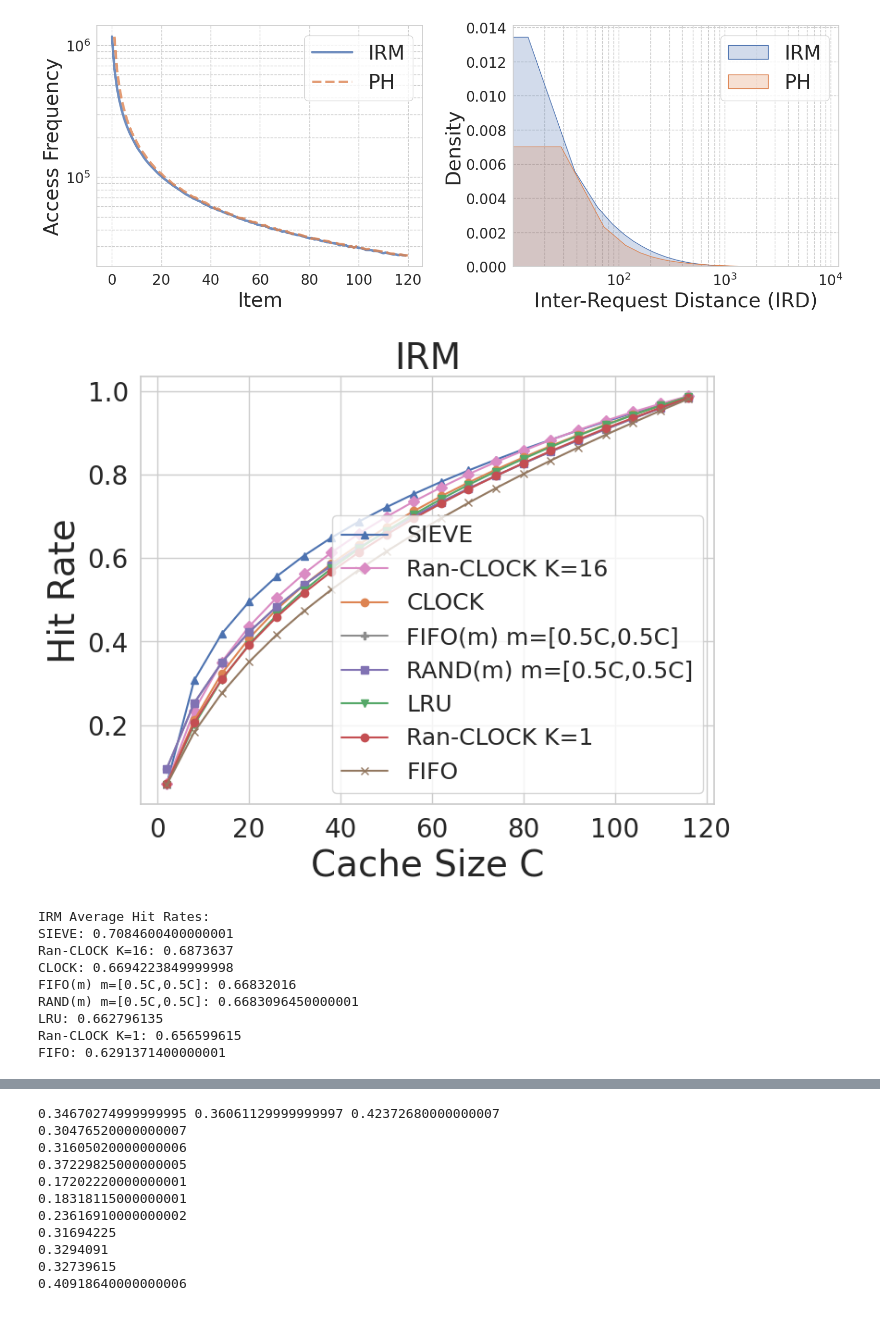
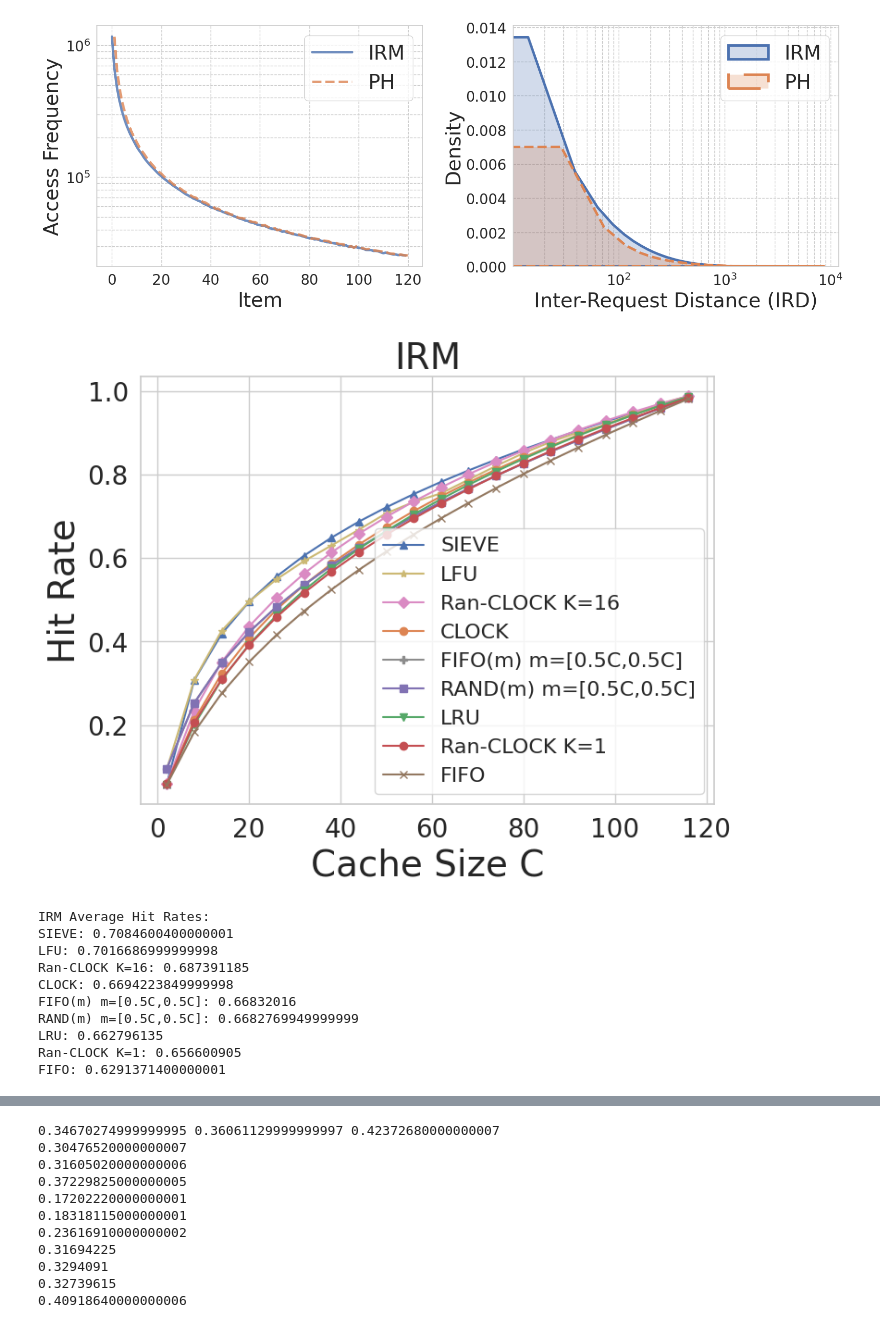
Before and after one commit to Effygal/cache-modeling, a Jupyter notebook: mrc-analysis2.ipynb, the cells around one changed output, grey strips where cells are left out. Cells and saved outputs as stored; diff of their text form; code cells hidden in the pictures.

```diff
--- a/mrc-analysis2.ipynb
+++ b/mrc-analysis2.ipynb
@@ -135,13 +142,13 @@ irm2 = np.loadtxt('zipf_120_08_trace.txt', dtype=np.int32)
 he2 = np.loadtxt('he_120_08_trace.txt', dtype=np.int32)
 ph2 = np.loadtxt('ph_120_08_trace.txt', dtype=np.int32)
 # %%
-u1, c1 = np.unique(irm2, return_counts=True)
-u2, c2 = np.unique(ph2, return_counts=True)
+# u1, c1 = np.unique(irm2, return_counts=True)
+# u2, c2 = np.unique(ph2, return_counts=True)
 
-iads1 = tg.iad(irm2)
-iads1 = iads1[iads1 > 0]
-iads2 = tg.iad(ph2)
-iads2 = iads2[iads2 > 0]
+# iads1 = tg.iad(irm2)
+# iads1 = iads1[iads1 > 0]
+# iads2 = tg.iad(ph2)
+# iads2 = iads2[iads2 > 0]
 
 fig, (ax1, ax2) = plt.subplots(1, 2, figsize=(16, 6))
 
@@ -155,8 +162,8 @@ ax1.legend(fontsize=28)
 ax1.grid(True, which="both", ls="--")
 
 # IRD KDE
-sns.kdeplot(iads1, bw_adjust=0.5, label='IRM', fill=True, ax=ax2, color=palette[0], common_norm=False)
-sns.kdeplot(iads2, bw_adjust=0.5, label='PH', fill=True, ax=ax2, color=palette[1], common_norm=False)
+sns.kdeplot(iads1, bw_adjust=0.5, label='IRM', fill=True, ax=ax2, color=palette[0], common_norm=False, linewidth=3.5)
+sns.kdeplot(iads2, bw_adjust=0.5, label='PH', fill=True, ax=ax2, color=palette[1], common_norm=False, linewidth=3.5, linestyle='--')
 ax2.xaxis.set_major_formatter(ticker.ScalarFormatter())
 ax2.xaxis.get_major_formatter().set_scientific(True)
 ax2.xaxis.get_major_formatter().set_powerlimits((-1, 1))
@@ -171,7 +178,7 @@ plt.tight_layout()
 plt.savefig('freqs_irds2.pdf', bbox_inches='tight', format='pdf')
 plt.show()
 # %% [output]
-[figure, old version]
+[figure, new version]
 # %%
 # c1, hr_ran_clock1 = sim_ran_clock(irm2, cnt=1)
 # c16, hr_ran_clock16 = sim_ran_clock(irm2, cnt=16)
@@ -181,6 +188,7 @@ plt.show()
 # cs, hr_sieve = sim_sieve(irm2)
 # cl, hr_lru = sim_lru(irm2)
 # cf, hr_fifo = sim_fifo(irm2)
+# cfq, hr_lfu = sim_lfu(irm2)
 
 plt.figure(figsize=(8,6))
 ax = plt.gca()
@@ -191,44 +199,47 @@ ax.tick_params(axis='both', labelsize=20)
 # ax.yaxis.set_major_formatter(ticker.ScalarFormatter())
 # ax.yaxis.get_major_formatter().set_scientific(True)
 # ax.yaxis.get_major_formatter().set_powerlimits((-1, 1))
 plt.plot(cs, hr_sieve, color=palette[0], marker='^', label='SIEVE')
+plt.plot(cfq, hr_lfu, color=palette[8], marker='*', label='LFU')
 plt.plot(c16, hr_ran_clock16, color=palette[6], marker='D', label='Ran-CLOCK K=16')
 plt.plot(cc, hr_clock, color=palette[1], marker='o', label='CLOCK')
 plt.plot(cl, hr_fifo_m, color=palette[7], marker='P', label='FIFO(m) m=[0.5C,0.5C]')
 plt.plot(cr, hr_rand_m, color=palette[4], marker='s', label='RAND(m) m=[0.5C,0.5C]')
 plt.plot(cl, hr_lru, color=palette[2], marker='v', label='LRU')
 plt.plot(c1, hr_ran_clock1, color=palette[3], marker='o', label='Ran-CLOCK K=1')
 plt.plot(cf, hr_fifo, color=palette[5], marker='x', label='FIFO')
 plt.xlabel('Cache Size C', fontsize=28)
 plt.ylabel('Hit Rate', fontsize=28)
-plt.legend(fontsize=18)
+plt.legend(fontsize=16)
 plt.title('IRM', fontsize=28)
 plt.grid(True)
 plt.savefig('mrcs_irm.pdf', bbox_inches='tight', format='pdf')
 plt.show()
 
-avgs = [('SIEVE', np.mean(np.array(hr_sieve))),
+avgs = [('LFU', np.mean(np.array(hr_lfu))),
+        ('SIEVE', np.mean(np.array(hr_sieve))),
         ('CLOCK', np.mean(np.array(hr_clock))),
         ('LRU', np.mean(np.array(hr_lru))),
         ('Ran-CLOCK K=1', np.mean(np.array(hr_ran_clock1))),
         ('Ran-CLOCK K=16', np.mean(np.array(hr_ran_clock16))),
         ('RAND(m) m=[0.5C,0.5C]', np.mean(np.array(hr_rand_m))),
         ('FIFO(m) m=[0.5C,0.5C]', np.mean(np.array(hr_fifo_m))),
         ('FIFO', np.mean(np.array(hr_fifo)))]
 avgs.sort(key=lambda x: x[1], reverse=True)
 print("IRM Average Hit Rates:")
 for name, avg in avgs:
     print(f"{name}: {avg}")
 # %% [output]
-[figure, old version]
+[figure, new version]
 IRM Average Hit Rates:
 SIEVE: 0.7084600400000001
-Ran-CLOCK K=16: 0.6873637
+LFU: 0.7016686999999998
+Ran-CLOCK K=16: 0.687391185
 CLOCK: 0.6694223849999998
 FIFO(m) m=[0.5C,0.5C]: 0.66832016
-RAND(m) m=[0.5C,0.5C]: 0.6683096450000001
+RAND(m) m=[0.5C,0.5C]: 0.6682769949999999
 LRU: 0.662796135
-Ran-CLOCK K=1: 0.656599615
+Ran-CLOCK K=1: 0.656600905
 FIFO: 0.6291371400000001
 # %%
 che1, hr_he_ran_clock1 = sim_ran_clock(he2, cnt=1)
```
Also changed, not shown: parts of 21 cells of this notebook.
